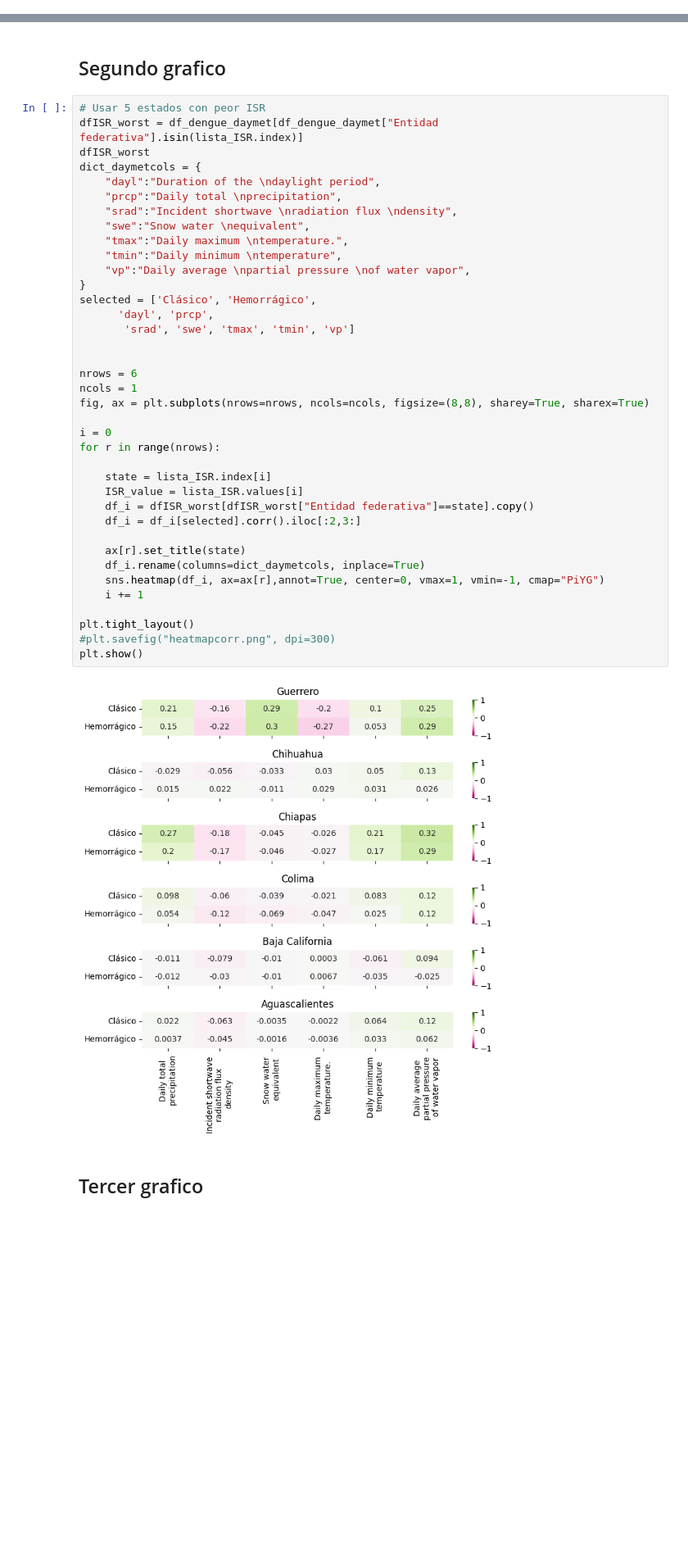
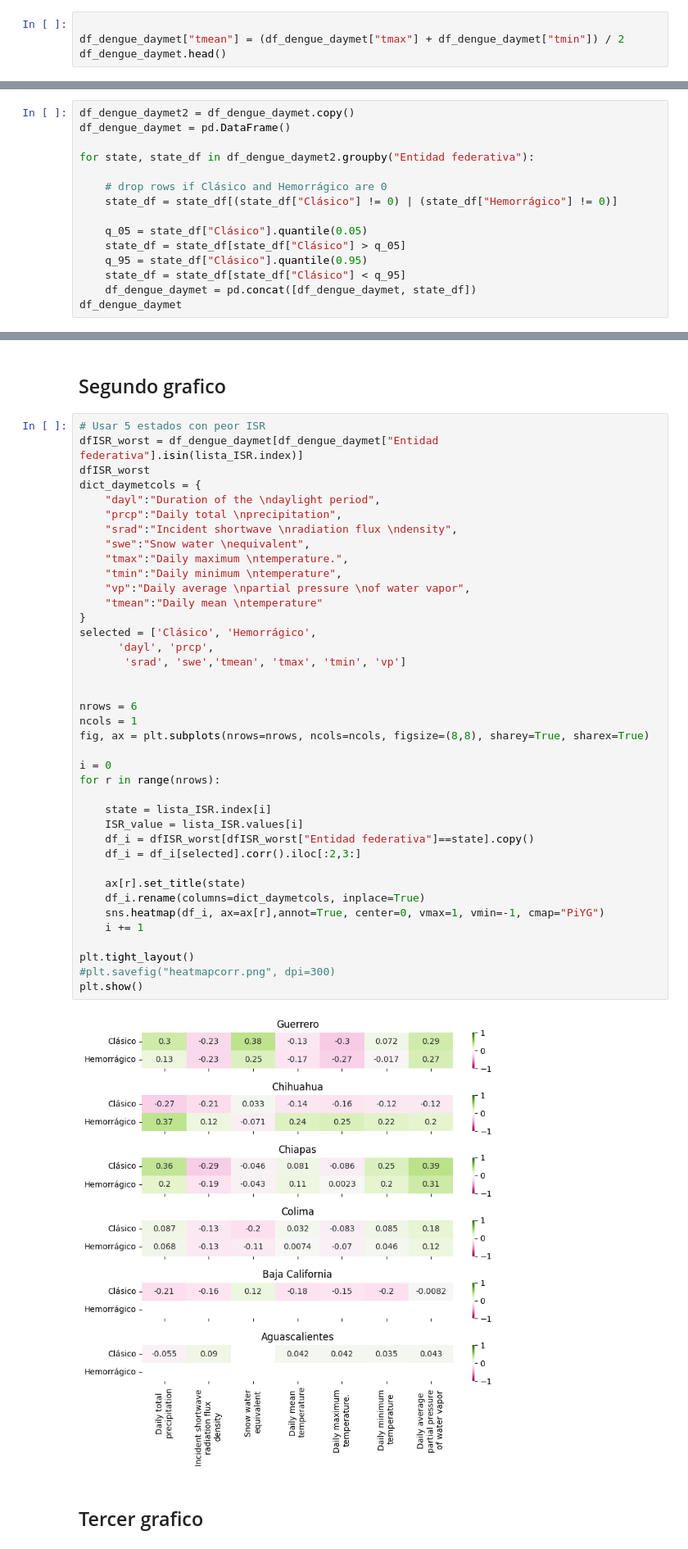
Before and after one commit to pcorner10/denguetemp2022, a Jupyter notebook: dengueTemperatura.ipynb, the cells around one changed output, grey strips where cells are left out. Shown at 82% size. Cells and saved outputs as stored; diff of their text form; blank space fills up the shorter version.

```diff
--- a/dengueTemperatura.ipynb
+++ b/dengueTemperatura.ipynb
@@ -389,0 +399,4 @@ df_dengue_daymet.groupby("Entidad federativa").agg({
+# %%
+
+df_dengue_daymet["tmean"] = (df_dengue_daymet["tmax"] + df_dengue_daymet["tmin"]) / 2
+df_dengue_daymet.head()
@@ -389,0 +410,15 @@ df_dengue_daymet.groupby("Entidad federativa").agg({
+# %%
+df_dengue_daymet2 = df_dengue_daymet.copy()
+df_dengue_daymet = pd.DataFrame()
+
+for state, state_df in df_dengue_daymet2.groupby("Entidad federativa"):
+
+    # drop rows if Clásico and Hemorrágico are 0
+    state_df = state_df[(state_df["Clásico"] != 0) | (state_df["Hemorrágico"] != 0)]
+
+    q_05 = state_df["Clásico"].quantile(0.05)
+    state_df = state_df[state_df["Clásico"] > q_05]
+    q_95 = state_df["Clásico"].quantile(0.95)
+    state_df = state_df[state_df["Clásico"] < q_95]
+    df_dengue_daymet = pd.concat([df_dengue_daymet, state_df])
+df_dengue_daymet
@@ -488,35 +557,36 @@ dict_daymetcols = {
     "swe":"Snow water \nequivalent",
     "tmax":"Daily maximum \ntemperature.",
     "tmin":"Daily minimum \ntemperature",
     "vp":"Daily average \npartial pressure \nof water vapor",
+    "tmean":"Daily mean \ntemperature"
 }
 selected = ['Clásico', 'Hemorrágico',
       'dayl', 'prcp',
-       'srad', 'swe', 'tmax', 'tmin', 'vp']
+       'srad', 'swe','tmean', 'tmax', 'tmin', 'vp']
 
 
 nrows = 6
 ncols = 1
 fig, ax = plt.subplots(nrows=nrows, ncols=ncols, figsize=(8,8), sharey=True, sharex=True)
 
 i = 0
 for r in range(nrows):
 
     state = lista_ISR.index[i]
     ISR_value = lista_ISR.values[i]
     df_i = dfISR_worst[dfISR_worst["Entidad federativa"]==state].copy()
     df_i = df_i[selected].corr().iloc[:2,3:]
 
     ax[r].set_title(state)
     df_i.rename(columns=dict_daymetcols, inplace=True)
     sns.heatmap(df_i, ax=ax[r],annot=True, center=0, vmax=1, vmin=-1, cmap="PiYG")
     i += 1
 
 plt.tight_layout()
 #plt.savefig("heatmapcorr.png", dpi=300)
 plt.show()
 # %% [output]
-[figure, old version]
+[figure, new version]
 # %% [markdown]
 ## Tercer grafico
 # %%
```
Also changed, not shown: parts of 25 cells of this notebook.
